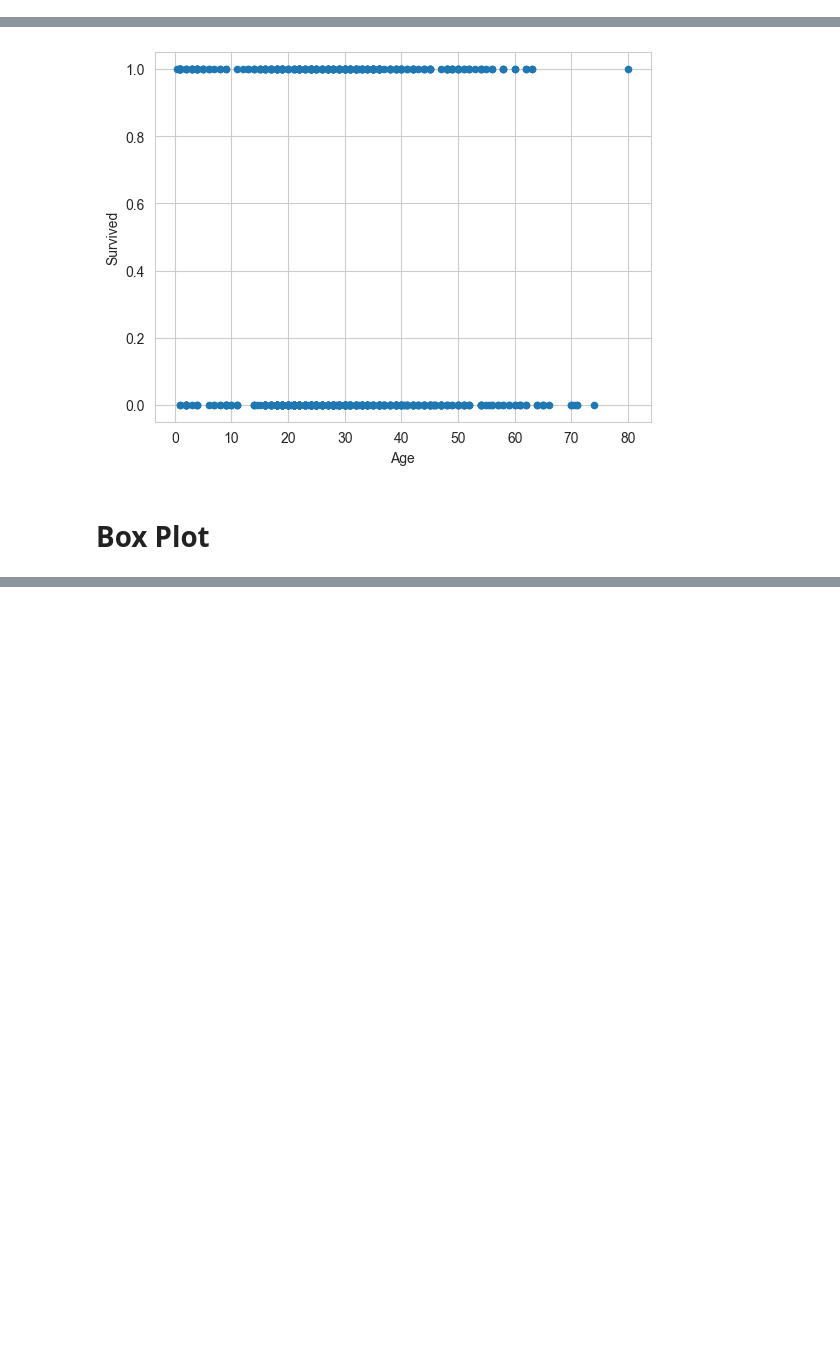
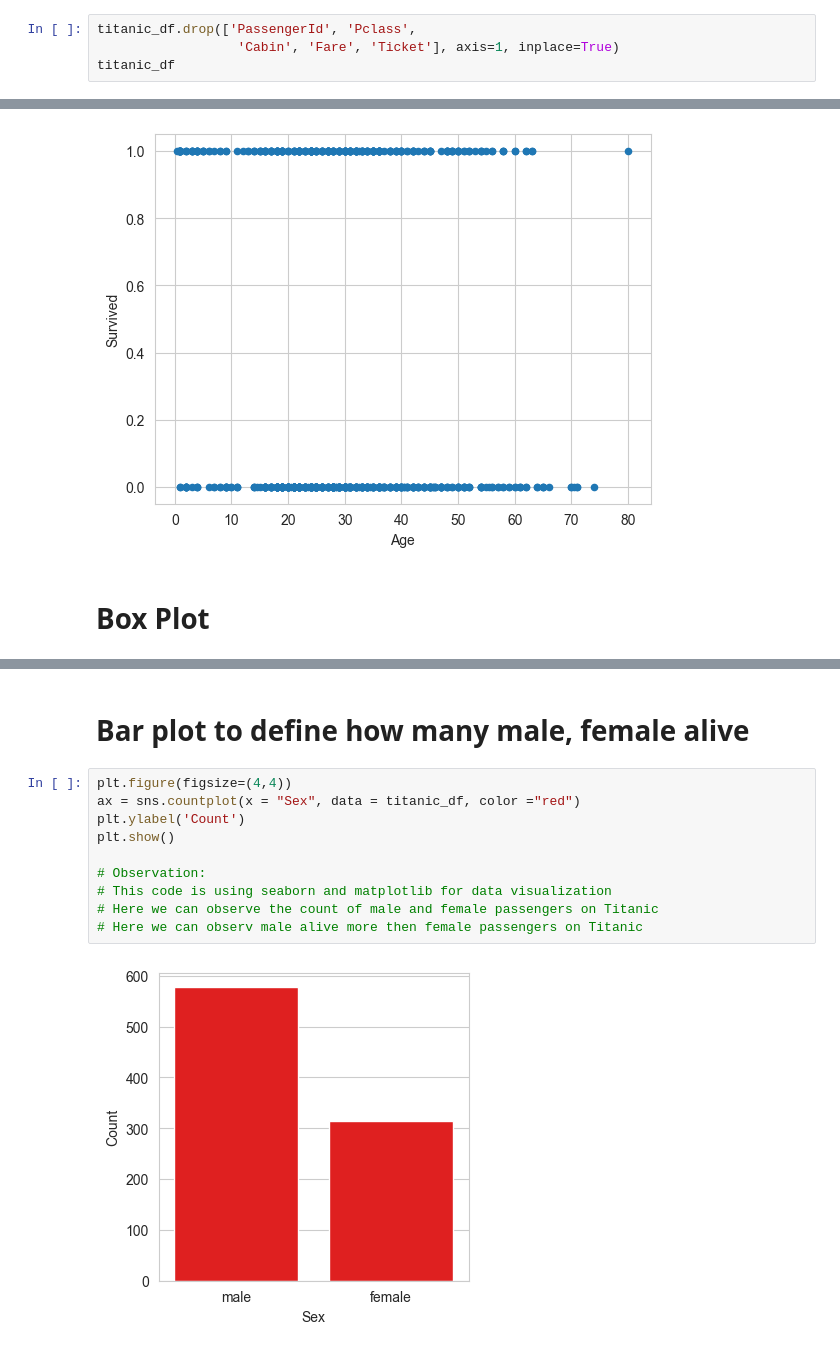
Before and after one commit to AhmadSaheb007/Machine-Learning-Python-, a Jupyter notebook: Projects/Titanic/Titanic.ipynb, the cells around one changed output, grey strips where cells are left out. Drawn from its saved outputs; the diff is of its cells as text; blank space fills up the shorter version.

```diff
--- a/Projects/Titanic/Titanic.ipynb
+++ b/Projects/Titanic/Titanic.ipynb
@@ -76,0 +79,4 @@ titanic_df.describe()
+# %%
+titanic_df.drop(['PassengerId', 'Pclass',
+                  'Cabin', 'Fare', 'Ticket'], axis=1, inplace=True)
+titanic_df
@@ -158,0 +211,14 @@ plt.show()
+# %% [markdown]
+# Bar plot to define how many male, female alive
+# %%
+plt.figure(figsize=(4,4))
+ax = sns.countplot(x = "Sex", data = titanic_df, color ="red")
+plt.ylabel('Count')
+plt.show()
+
+# Observation:
+# This code is using seaborn and matplotlib for data visualization
+# Here we can observe the count of male and female passengers on Titanic
+# Here we can observ male alive more then female passengers on Titanic
+# %% [output]
+[figure, added]
```
Also changed, not shown: parts of 17 cells of this notebook.
